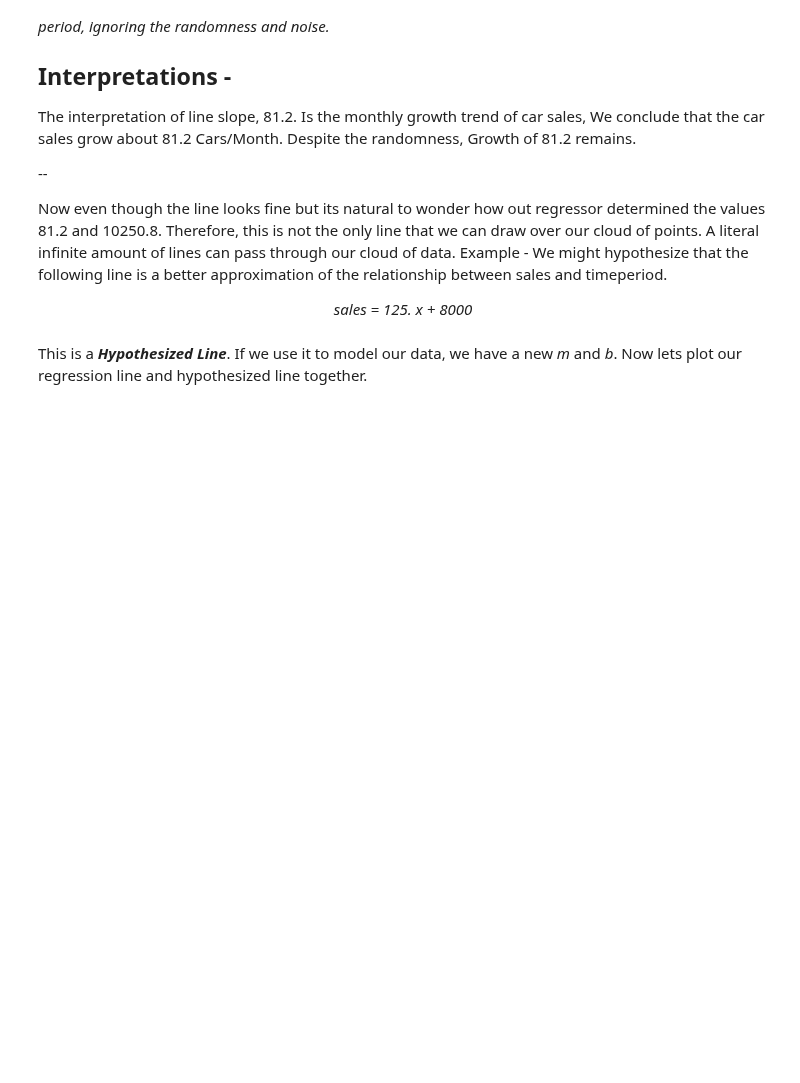
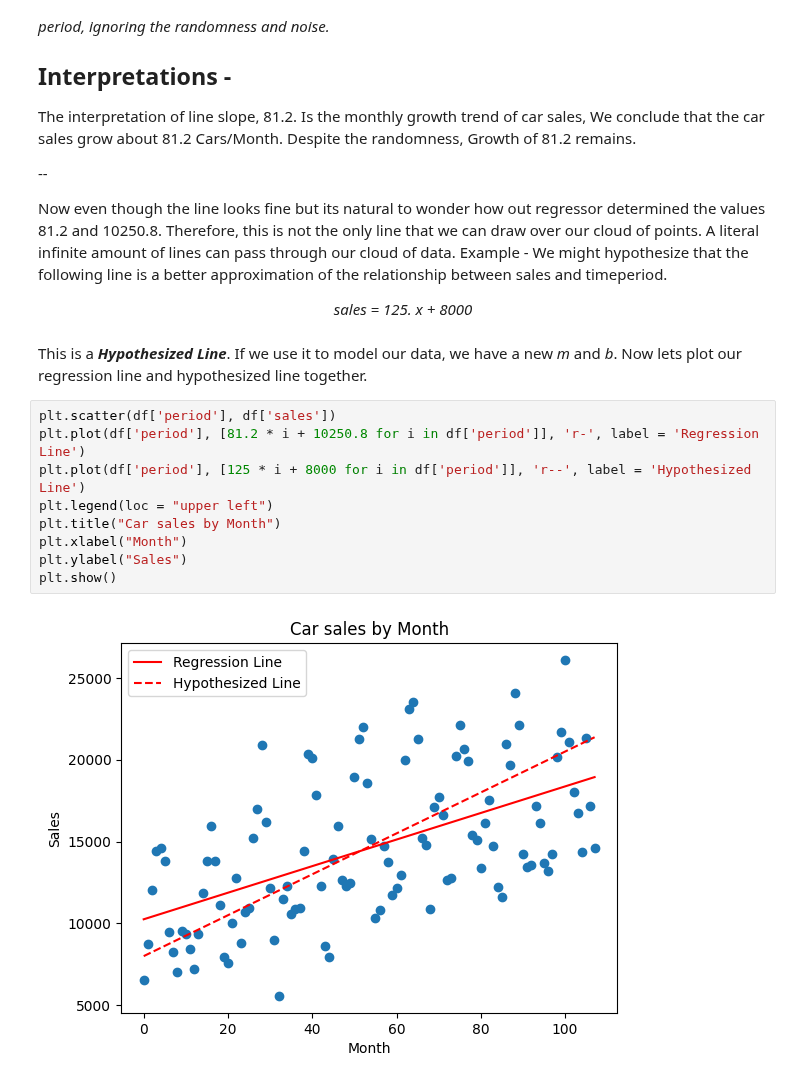
Before and after one commit to gonkikong0/Data-Science-, a Jupyter notebook: Forecasting.ipynb, the cells around one changed output. Cells and saved outputs as stored; diff of their text form; blank space fills up the shorter version.

Commit message:
Plotting Regression lines

```diff
--- a/Forecasting.ipynb
+++ b/Forecasting.ipynb
@@ -160,3 +160,14 @@ The interpretation of line slope, 81.2. Is the monthly growth trend of car sales
 Now even though the line looks fine but its natural to wonder how out regressor determined the values 81.2 and 10250.8. Therefore, this is not the only line that we can draw over our cloud of points. A literal infinite amount of lines can pass through our cloud of data. Example - We might hypothesize that the following line is a better approximation of the relationship between sales and timeperiod. <br>
 <center><i>sales = 125. x + 8000</i></center> <br>
 This is a <b><i>Hypothesized Line</i></b>. If we use it to model our data, we have a new <i>m</i> and <i>b</i>. Now lets plot our regression line and hypothesized line together.
+# %%
+plt.scatter(df['period'], df['sales'])
+plt.plot(df['period'], [81.2 * i + 10250.8 for i in df['period']], 'r-', label = 'Regression Line')
+plt.plot(df['period'], [125 * i + 8000 for i in df['period']], 'r--', label = 'Hypothesized Line')
+plt.legend(loc = "upper left")
+plt.title("Car sales by Month")
+plt.xlabel("Month")
+plt.ylabel("Sales")
+plt.show()
+# %% [output]
+[figure, added]
```
Also changed, not shown: parts of 2 cells of this notebook.
